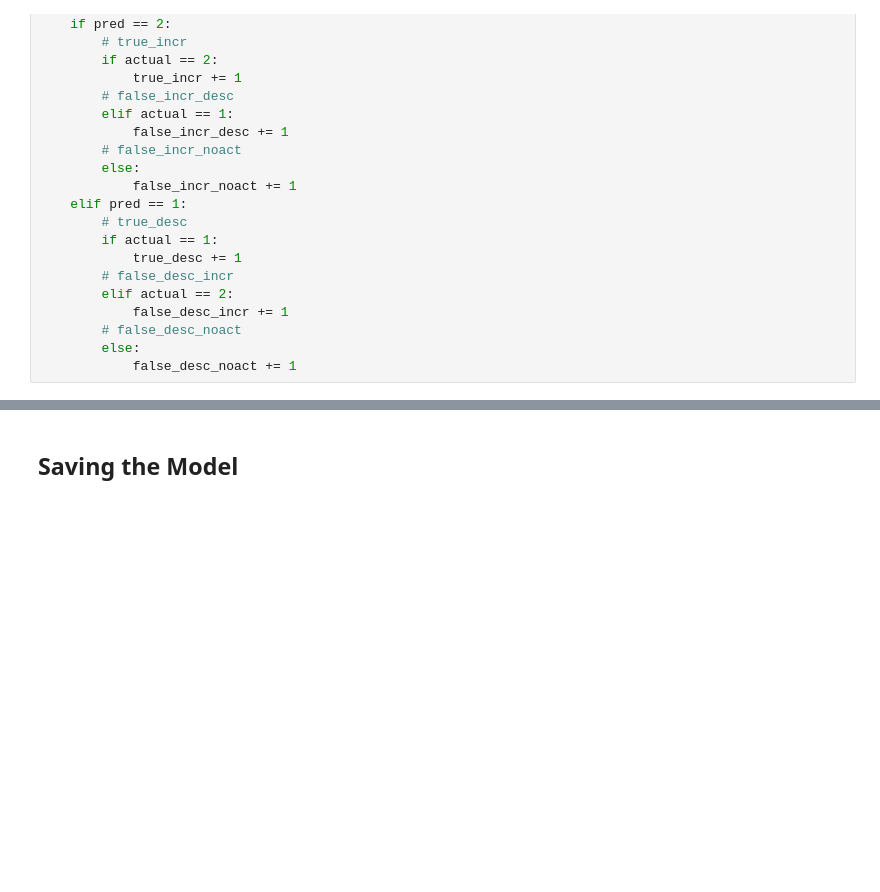
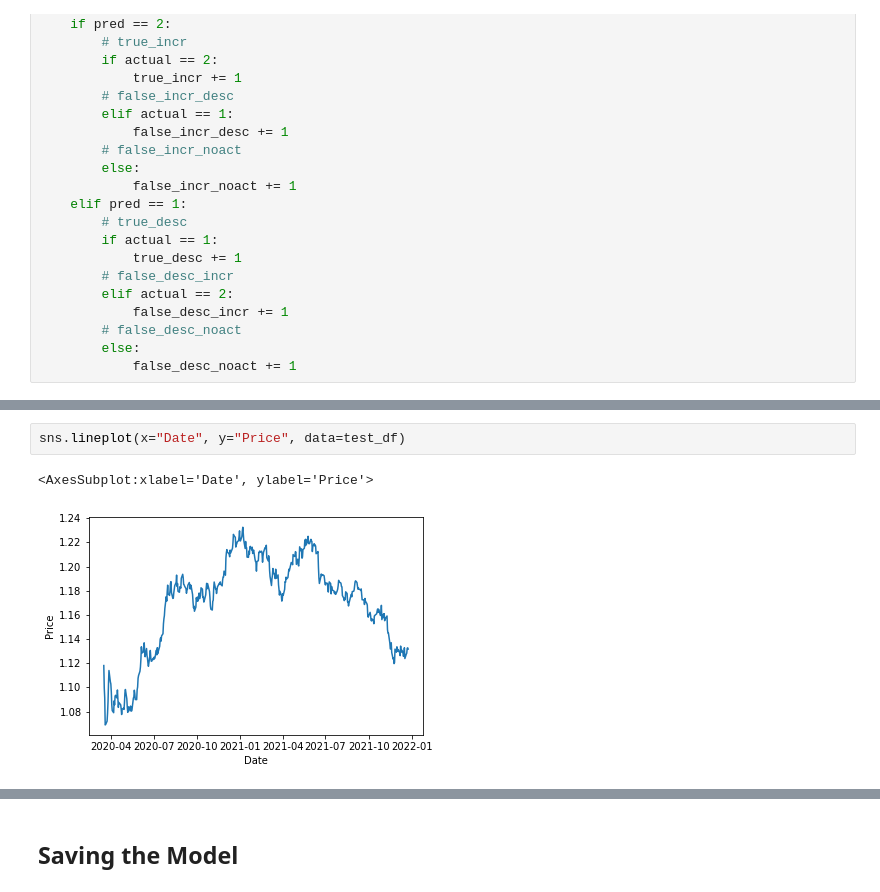
Before and after one commit to danieltwh/Open-Banking-ML, a Jupyter notebook: notebooks/signal/Baseline_LSTM_v2.ipynb, the cells around one changed output, grey strips where cells are left out. Saved outputs shown, nothing was run; the diff lists cells and outputs as text; blank space fills up the shorter version.

```diff
--- a/notebooks/signal/Baseline_LSTM_v2.ipynb
+++ b/notebooks/signal/Baseline_LSTM_v2.ipynb
@@ -646,0 +782,5 @@ expected_return
+# %%
+sns.lineplot(x="Date", y="Price", data=test_df)
+# %% [output]
+<AxesSubplot:xlabel='Date', ylabel='Price'>
+[figure, added]
```
Also changed, not shown: parts of 33 cells of this notebook, 9 other files.
